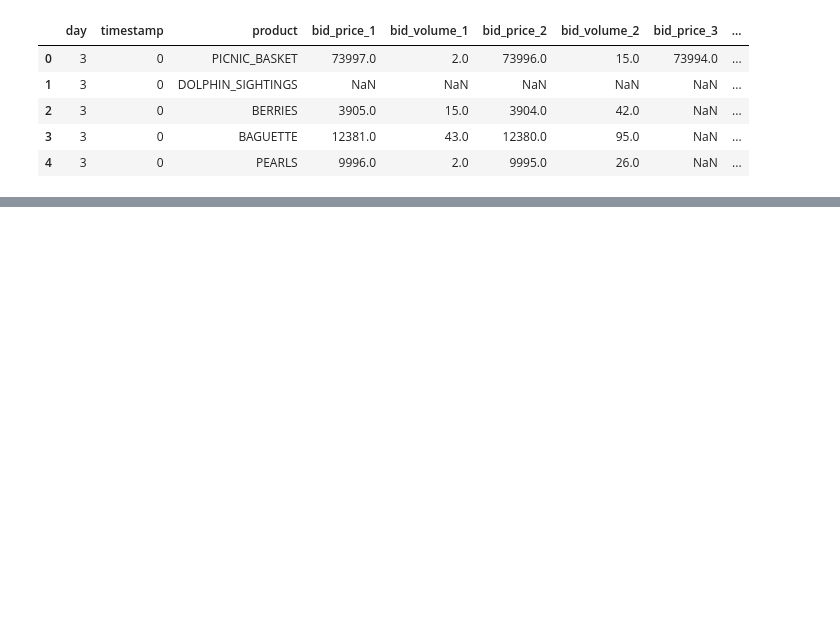
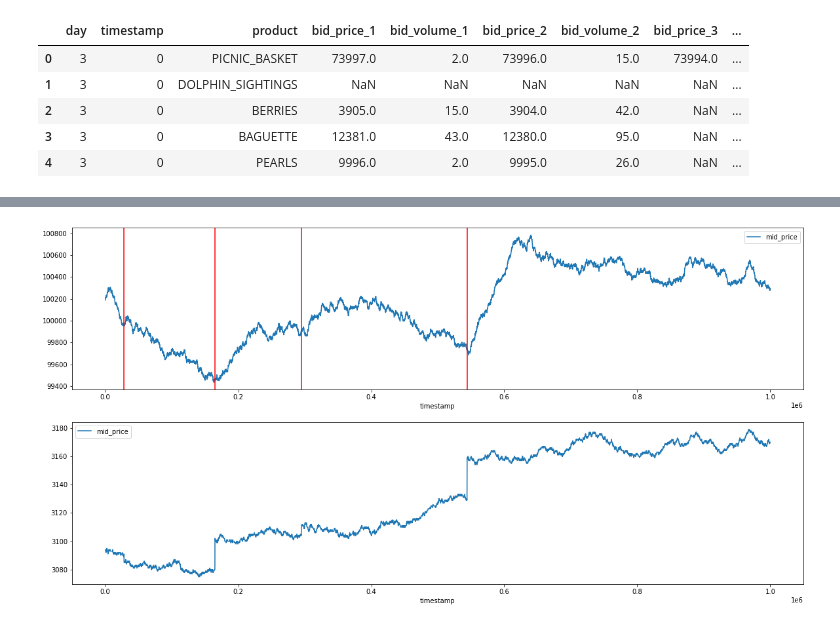
Before and after one commit to adiv413/dmvs-finest-imc, a Jupyter notebook: Round 4/dolphin analysis/dolphin_analysis.ipynb, the cells around one changed output, grey strips where cells are left out. Saved outputs shown, nothing was run; the diff lists cells and outputs as text; code cells hidden in the pictures; blank space fills up the shorter version.

```diff
--- a/Round 4/dolphin analysis/dolphin_analysis.ipynb
+++ b/Round 4/dolphin analysis/dolphin_analysis.ipynb
@@ -24,0 +62,10 @@ dolphinSightings["absDelta"] = dolphinSightings["delta"].abs()
+# %%
+# repeat the same whole process with log2.csv
+df2 = pd.read_csv('log2.csv', sep=';')
+dolphinSightings2 = df2[df2["product"] == "DOLPHIN_SIGHTINGS"]
+divingGear2 = df2[df2["product"] == "DIVING_GEAR"]
+dolphinSightings2["delta"] = dolphinSightings2["mid_price"].diff()
+dolphinSightings2["absDelta"] = dolphinSightings2["delta"].abs()
+deltaSorted2 = dolphinSightings2.copy()
+deltaSorted2 = deltaSorted2.sort_values(by="absDelta", ascending=False)
+deltaSorted2.head(10)
@@ -24,0 +94,12 @@ dolphinSightings["absDelta"] = dolphinSightings["delta"].abs()
+# %%
+#make deltaSorted only contain the top 4 rows
+deltaSorted2 = deltaSorted2.head(4)
+#plot the graph of mid_price of diving gear vertically stacked on the graph of mid_price of dolphin sightings
+fig, ax = plt.subplots(2,1)
+dolphinSightings2.plot(x="timestamp", y="mid_price", ax=ax[1])
+divingGear2.plot(x="timestamp", y="mid_price", ax=ax[0])
+#on ax1, plot a vertical line at the timestamp of each of the top 4 rows in deltaSorted
+for index, row in deltaSorted2.iterrows():
+    ax[0].axvline(x=row["timestamp"], color="red")
+# %% [output]
+[figure, added]
```
Also changed, not shown: parts of 4 cells of this notebook, 1 other file.
